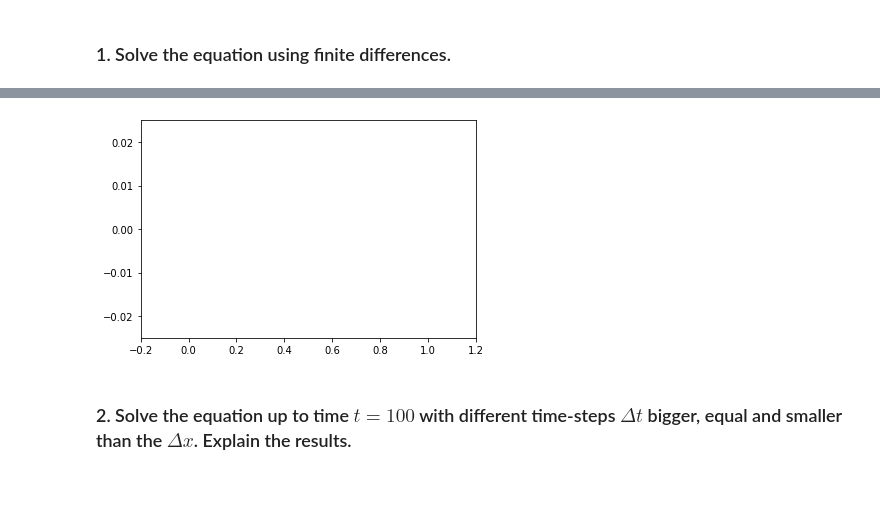
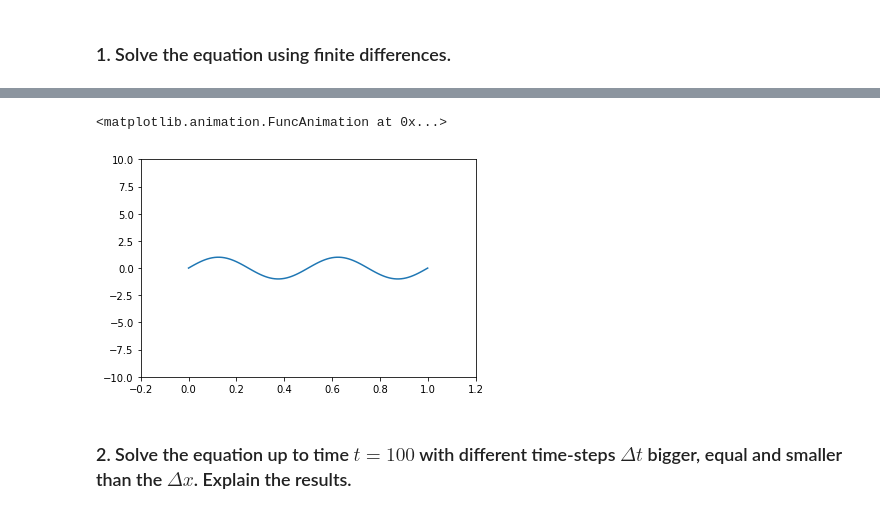
Before and after one commit to LuisGMM/UC3M-NUMERICAL-METHODS-Graded-Practice-2, a Jupyter notebook: src/Graded_Practice_Two_Physics_21-22.ipynb, the cells around one changed output, grey strips where cells are left out. Saved outputs shown, nothing was run; the diff lists cells and outputs as text; code cells hidden in the pictures; blank space fills up the shorter version.

```diff
--- a/src/Graded_Practice_Two_Physics_21-22.ipynb
+++ b/src/Graded_Practice_Two_Physics_21-22.ipynb
@@ -73,3 +73,5 @@ from numba import njit
 
 import matplotlib.pyplot as plt
 from matplotlib.animation import  FuncAnimation
+
+plt.rcParams['animation.html']='jshtml'
@@ -169,6 +210,8 @@ def t_radiactive_rod(h: float, k: float, K: float, tau0: float, a: float,
 
     m = __create_m(v1, v2, v3, LEN_R-1, set1=r, set2=r, set3=r) #-1 is to take into account the boundary condition
 
+    m[0, 0] = 1 - s/h**2
+
     sol = np.zeros((LEN_R, LEN_T))
     sol[:, 0] = u_t0
     sol[-1, :] = u_rf
@@ -200,0 +268,8 @@ print(sol[:, -1])
+# %%
+
+dt = 1
+dr = 1
+
+sol, r, t = t_radiactive_rod_wraper(dr, dt)
+
+run_animation(100, r, sol, xlim=(0, 100), ylim=(0, 300))
@@ -215,22 +293,4 @@ Text(0.5, 0, 'z')
 # %%
-
-def run_animation(dt, x, y):
-
-    fig = plt.figure()
-    ax = plt.axes(xlim=(-0.2, 1.2), ylim=(-0.025, 0.025))
-    line, = ax.plot([], [])
-
-    def init():
-        line.set_data([], [])
-        return line,
-
-    def animate(i, *fargs):
-        line.set_data(fargs[0], fargs[1][:, i])
-        return line,
-
-    return FuncAnimation(fig, animate, fargs=[x, y], init_func=init, frames=len(x), interval=dt, blit=True)
-
-
 
 def hyperbolic(h: float, k: float, x0: float, xf: float, t0: float, tf: float, u0: Callable) -> Tuple[np.ndarray]:
 
@@ -249,11 +309,12 @@ def hyperbolic(h: float, k: float, x0: float, xf: float, t0: float, tf: float, u
     sol[1:-1, 1] = 1/2 * rho * (u0(x+h)[1:-1] - u0(x-h)[1:-1]) + (1 - rho) * u0(x)[1:-1]
 
     for ti in range(2, LEN_T):
-        sol[1:-1, ti] = rho*sol[2:, ti] + 2*(1 - rho)*sol[1:-1, ti] + rho*sol[:-2, ti]  - sol[1:-1, ti-1]
+        sol[1:-1, ti] = rho*sol[2:, ti-1] + 2*(1 - rho)*sol[1:-1, ti-1] + rho*sol[:-2, ti-1]  - sol[1:-1, ti-2]
 
     return sol, x, t
 
 
+
 def hyperbolic_wraper(dx: float, dt: float) -> Tuple[np.ndarray]:
     return hyperbolic(h=dx, k=dt, x0=0, xf=1, t0=0, tf=100, u0=lambda x: np.sin(4*np.pi*x))
 # %% [markdown]
@@ -269,11 +323,13 @@ plt.show()
 # %%
-dx = 0.1
-sol, x, t = hyperbolic_wraper(dx, 0.1)
+plt.rcParams['animation.html']='jshtml'
 
-anim = run_animation(dx, x, sol)
-plt.show()
+dx = 0.01
+sol, x, t = hyperbolic_wraper(dx, 0.01)
+
+run_animation(100, x, sol, xlim=(-0.2, 1.2), ylim=(-10, 10))
 # %% [output]
+<matplotlib.animation.FuncAnimation at 0x...>
-[figure, old version]
+[figure, new version]
 # %% [markdown]
 
 ### 2. Solve the equation up to time $t=100$ with different time-steps $\Delta t$ bigger, equal and smaller than the $\Delta x$. Explain the results.
```
Also changed, not shown: parts of 11 cells of this notebook.
